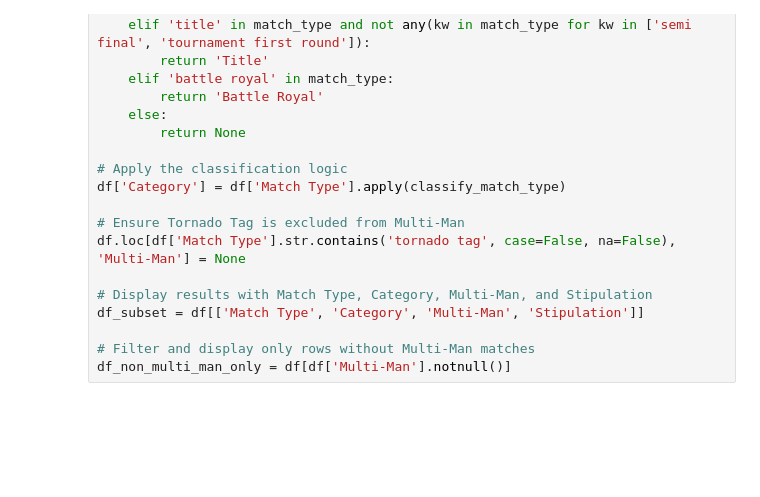
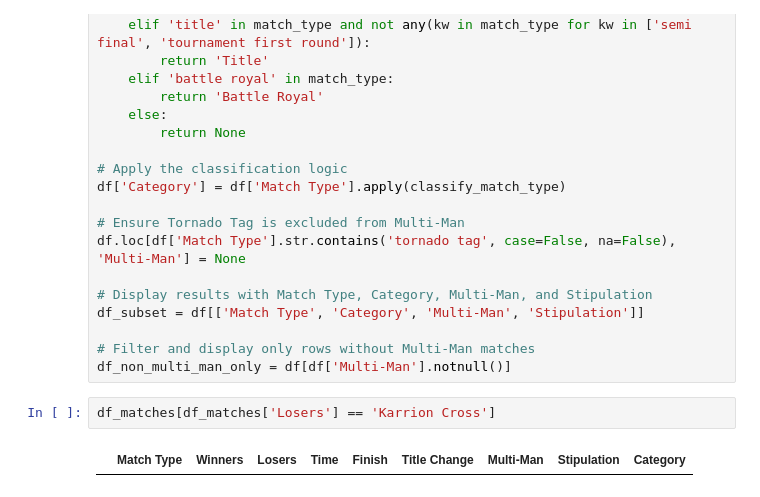
Before and after one commit to csiv23/wwe-elo-site, a Jupyter notebook: archive/main.ipynb, the cells around one changed output. Drawn from its saved outputs; the diff is of its cells as text; blank space fills up the shorter version.

```diff
--- a/archive/main.ipynb
+++ b/archive/main.ipynb
@@ -327,6 +382,10 @@ df_subset = df[['Match Type', 'Category', 'Multi-Man', 'Stipulation']]
 
 # Filter and display only rows without Multi-Man matches
 df_non_multi_man_only = df[df['Multi-Man'].notnull()]
+# %%
+df_matches[df_matches['Losers'] == 'Karrion Cross']
+# %% [output]
+|  | Match Type | Winners | Losers | Time | Finish | Title Change | Multi-Man | Stipulation | Category |
 # %%
 import pandas as pd
 
```
Also changed, not shown: parts of 11 cells of this notebook, 6 other files.
